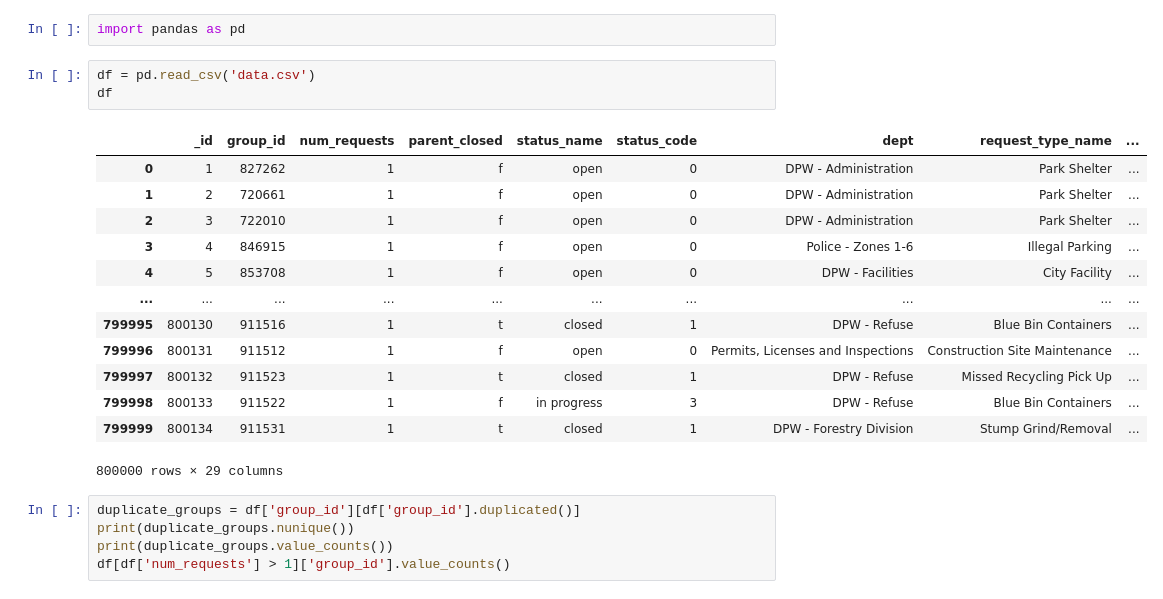
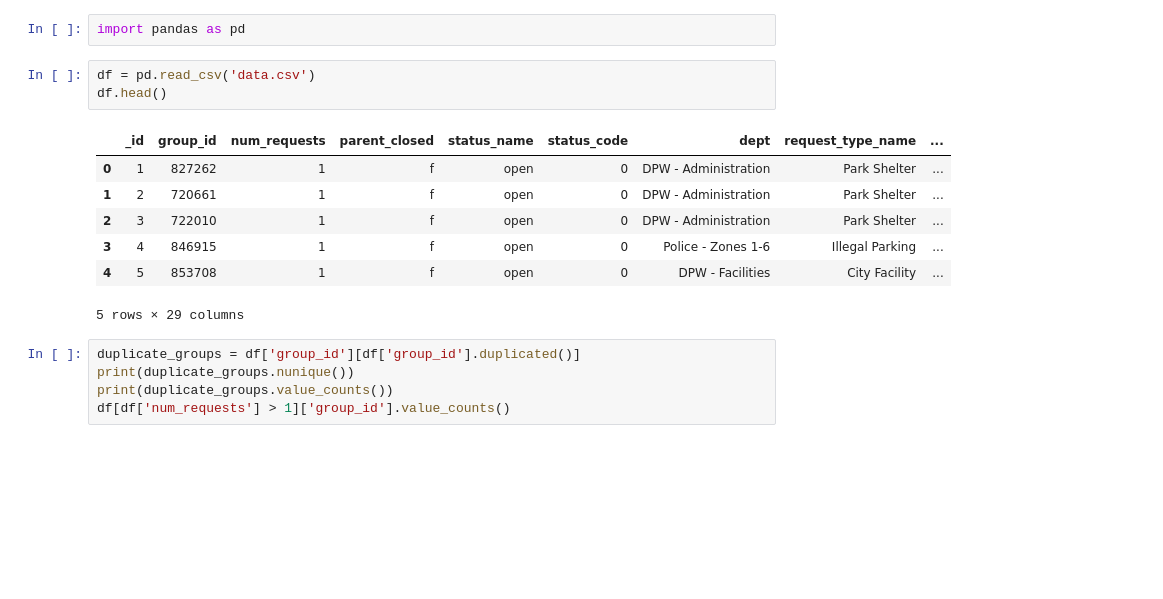
Before and after one commit to alankagiri/Machine_Learning_For_Public_Policy_Adding_Value_Project, a Jupyter notebook: forecast.ipynb, the cells around one changed output. Cells and saved outputs as stored; diff of their text form; blank space fills up the shorter version.

```diff
--- a/forecast.ipynb
+++ b/forecast.ipynb
@@ -8,21 +8,15 @@ a
 import pandas as pd
 # %%
 df = pd.read_csv('data.csv')
-df
+df.head()
 # %% [output]
 |  | _id | group_id | num_requests | parent_closed | status_name | status_code | dept | request_type_name | ... |
 | 0 | 1 | 827262 | 1 | f | open | 0 | DPW - Administration | Park Shelter | ... |
 | 1 | 2 | 720661 | 1 | f | open | 0 | DPW - Administration | Park Shelter | ... |
 | 2 | 3 | 722010 | 1 | f | open | 0 | DPW - Administration | Park Shelter | ... |
 | 3 | 4 | 846915 | 1 | f | open | 0 | Police - Zones 1-6 | Illegal Parking | ... |
 | 4 | 5 | 853708 | 1 | f | open | 0 | DPW - Facilities | City Facility | ... |
-| ... | ... | ... | ... | ... | ... | ... | ... | ... | ... |
-| 799995 | 800130 | 911516 | 1 | t | closed | 1 | DPW - Refuse | Blue Bin Containers | ... |
-| 799996 | 800131 | 911512 | 1 | f | open | 0 | Permits, Licenses and Inspections | Construction Site Maintenance | ... |
-| 799997 | 800132 | 911523 | 1 | t | closed | 1 | DPW - Refuse | Missed Recycling Pick Up | ... |
-| 799998 | 800133 | 911522 | 1 | f | in progress | 3 | DPW - Refuse | Blue Bin Containers | ... |
-| 799999 | 800134 | 911531 | 1 | t | closed | 1 | DPW - Forestry Division | Stump Grind/Removal | ... |
-800000 rows × 29 columns
+5 rows × 29 columns
 # %%
 duplicate_groups = df['group_id'][df['group_id'].duplicated()]
 print(duplicate_groups.nunique())
```
Also changed, not shown: parts of 91 cells of this notebook.
